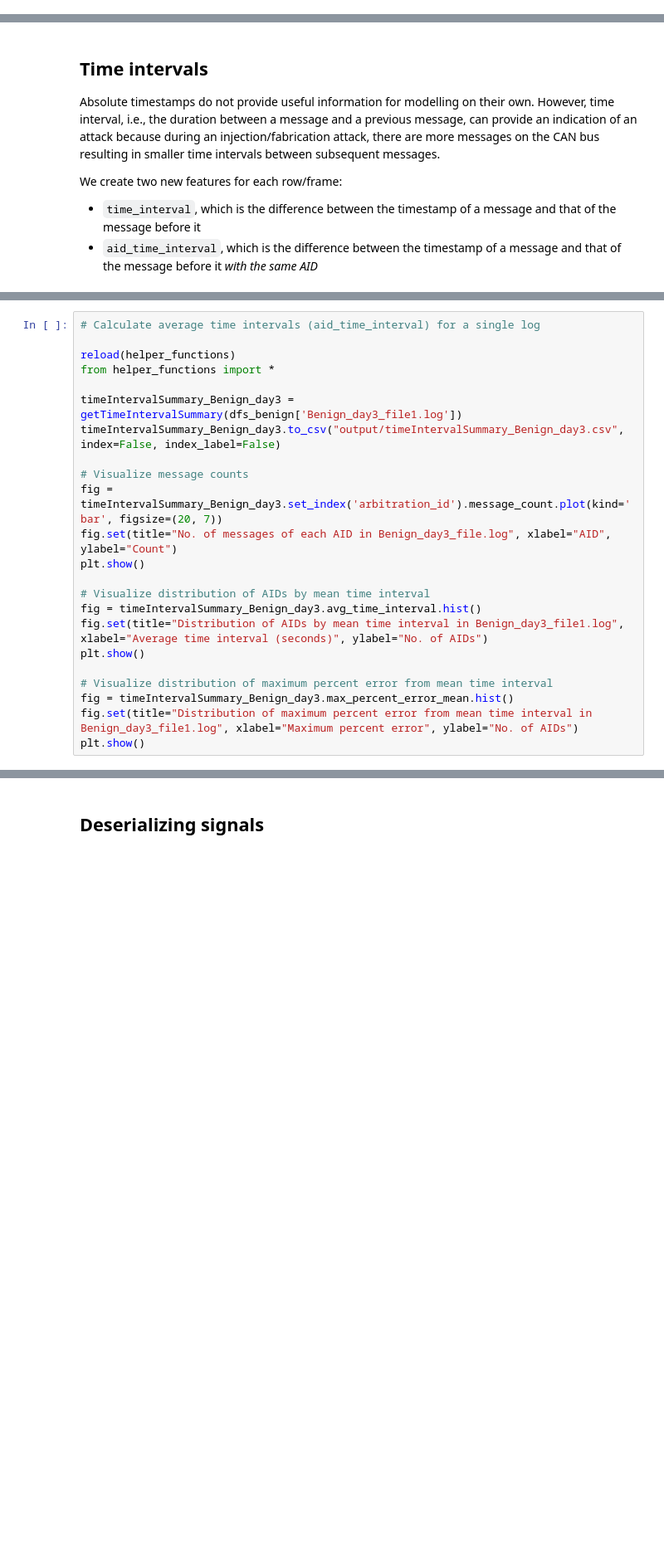
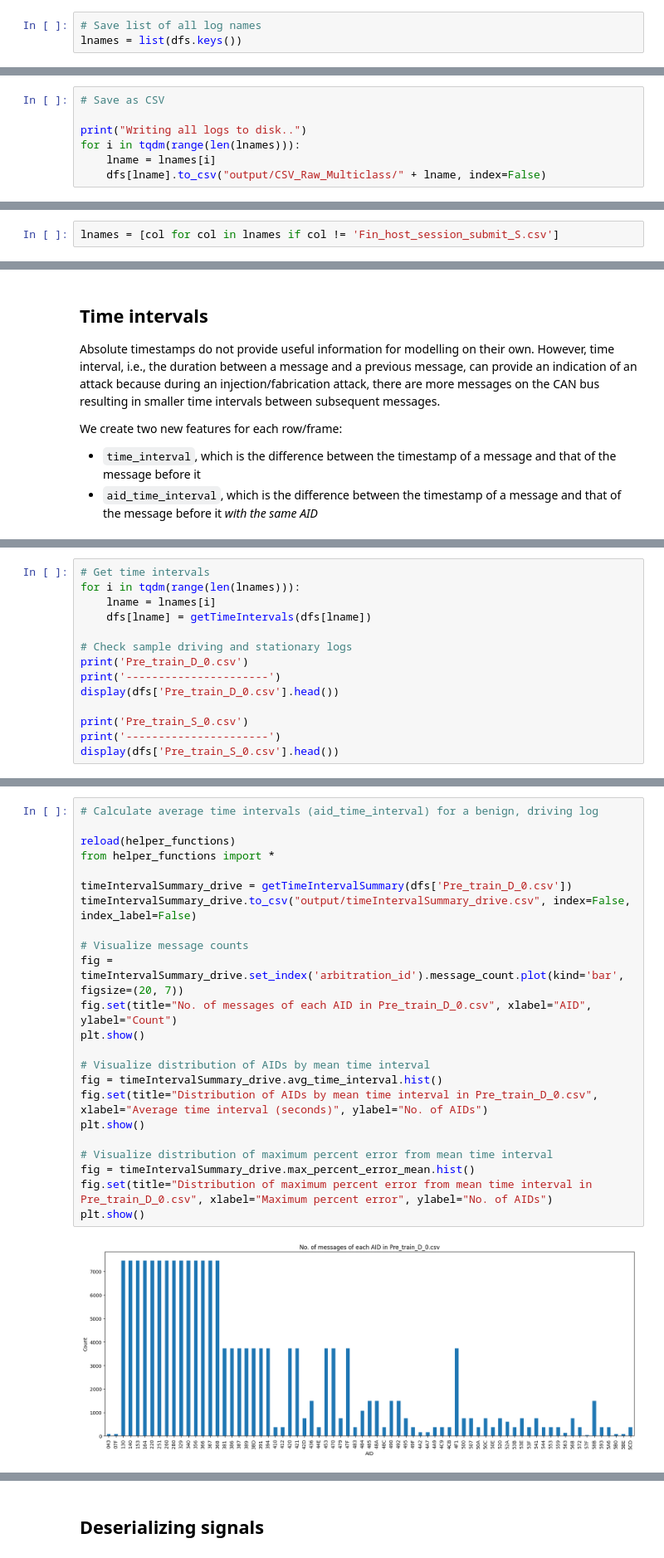
Before and after one commit to ahlashkari/VehCANSigLyzer, a Jupyter notebook: vehcansiglyzer.ipynb, the cells around one changed output, grey strips where cells are left out. Shown at 83% size. Cells and saved outputs as stored; diff of their text form; blank space fills up the shorter version.

```diff
--- a/vehcansiglyzer.ipynb
+++ b/vehcansiglyzer.ipynb
@@ -117,0 +143,3 @@ simulated_attack_lnames = list(dfs_simulated_attack.keys())   # Save list of att
+# %%
+# Save list of all log names
+lnames = list(dfs.keys())
@@ -236,0 +274,7 @@ These datasets have columns `timestamp`, `arbitration_id`, `data_0`, `data_1`, .
+# %%
+# Save as CSV
+
+print("Writing all logs to disk..")
+for i in tqdm(range(len(lnames))):
+    lname = lnames[i]
+    dfs[lname].to_csv("output/CSV_Raw_Multiclass/" + lname, index=False)
@@ -237 +288,3 @@ These datasets have columns `timestamp`, `arbitration_id`, `data_0`, `data_1`, .
+# %%
+lnames = [col for col in lnames if col != 'Fin_host_session_submit_S.csv']
 # %%
@@ -312,0 +318,14 @@ for i in tqdm(range(len(simulated_attack_lnames))):
+# %%
+# Get time intervals
+for i in tqdm(range(len(lnames))):
+    lname = lnames[i]
+    dfs[lname] = getTimeIntervals(dfs[lname])
+
+# Check sample driving and stationary logs
+print('Pre_train_D_0.csv')
+print('----------------------')
+display(dfs['Pre_train_D_0.csv'].head())
+
+print('Pre_train_S_0.csv')
+print('----------------------')
+display(dfs['Pre_train_S_0.csv'].head())
@@ -313,23 +366,25 @@ for i in tqdm(range(len(simulated_attack_lnames))):
 # %%
-# Calculate average time intervals (aid_time_interval) for a single log
+# Calculate average time intervals (aid_time_interval) for a benign, driving log
 
 reload(helper_functions)
 from helper_functions import *
 
-timeIntervalSummary_Benign_day3 = getTimeIntervalSummary(dfs_benign['Benign_day3_file1.log'])
-timeIntervalSummary_Benign_day3.to_csv("output/timeIntervalSummary_Benign_day3.csv", index=False, index_label=False)
+timeIntervalSummary_drive = getTimeIntervalSummary(dfs['Pre_train_D_0.csv'])
+timeIntervalSummary_drive.to_csv("output/timeIntervalSummary_drive.csv", index=False, index_label=False)
 
 # Visualize message counts
-fig = timeIntervalSummary_Benign_day3.set_index('arbitration_id').message_count.plot(kind='bar', figsize=(20, 7))
-fig.set(title="No. of messages of each AID in Benign_day3_file.log", xlabel="AID", ylabel="Count")
+fig = timeIntervalSummary_drive.set_index('arbitration_id').message_count.plot(kind='bar', figsize=(20, 7))
+fig.set(title="No. of messages of each AID in Pre_train_D_0.csv", xlabel="AID", ylabel="Count")
 plt.show()
 
 # Visualize distribution of AIDs by mean time interval
-fig = timeIntervalSummary_Benign_day3.avg_time_interval.hist()
-fig.set(title="Distribution of AIDs by mean time interval in Benign_day3_file1.log", xlabel="Average time interval (seconds)", ylabel="No. of AIDs")
+fig = timeIntervalSummary_drive.avg_time_interval.hist()
+fig.set(title="Distribution of AIDs by mean time interval in Pre_train_D_0.csv", xlabel="Average time interval (seconds)", ylabel="No. of AIDs")
 plt.show()
 
 # Visualize distribution of maximum percent error from mean time interval
-fig = timeIntervalSummary_Benign_day3.max_percent_error_mean.hist()
-fig.set(title="Distribution of maximum percent error from mean time interval in Benign_day3_file1.log", xlabel="Maximum percent error", ylabel="No. of AIDs")
+fig = timeIntervalSummary_drive.max_percent_error_mean.hist()
+fig.set(title="Distribution of maximum percent error from mean time interval in Pre_train_D_0.csv", xlabel="Maximum percent error", ylabel="No. of AIDs")
 plt.show()
+# %% [output]
+[figure, added]
```
Also changed, not shown: parts of 115 cells of this notebook.
